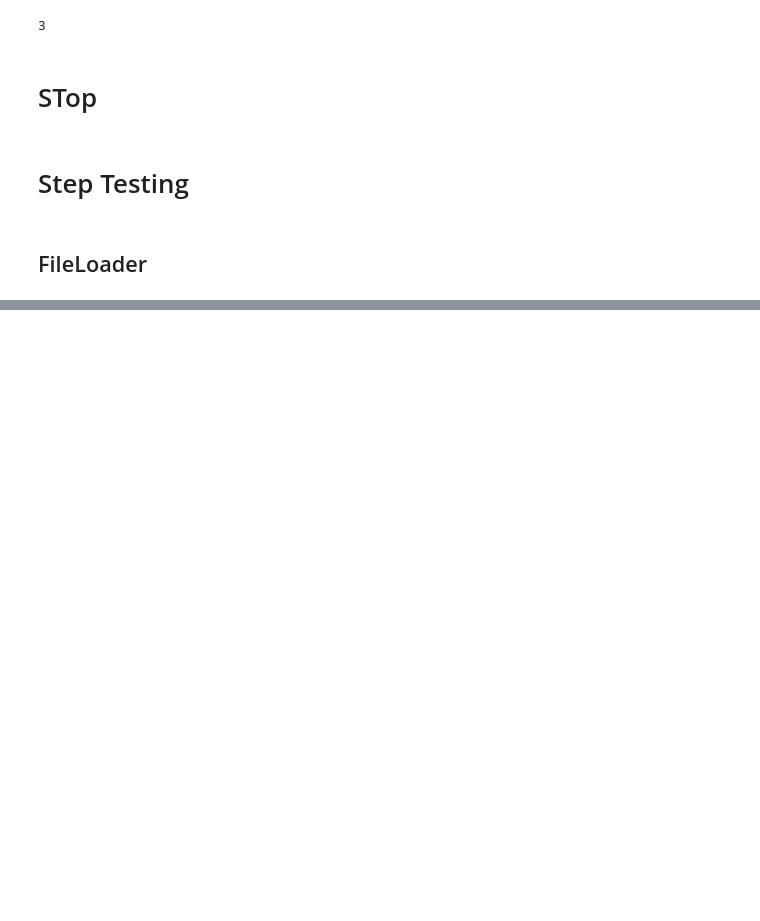
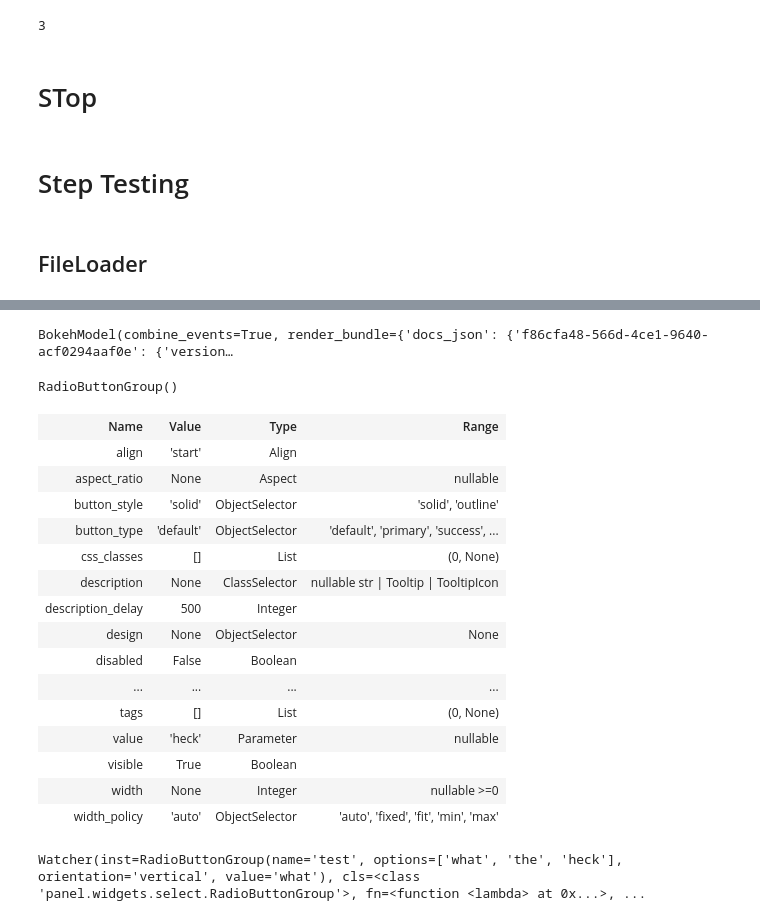
Before and after one commit to Prudent-Patterns/pyllments, a Jupyter notebook: dev_sandbox/retriever_workflow.ipynb, the cells around one changed output, grey strips where cells are left out. Cells and saved outputs as stored; diff of their text form; code cells hidden in the pictures; blank space fills up the shorter version.

```diff
--- a/dev_sandbox/retriever_workflow.ipynb
+++ b/dev_sandbox/retriever_workflow.ipynb
@@ -255,0 +294,36 @@ fl.create_file_loader_view()
+# %%
+s = pn.widgets.RadioButtonGroup(
+    name='test',
+    options=['what', 'the', 'heck'],
+    orientation='vertical',
+    sizing_mode=None,
+    value='the',
+    button_type='primary'
+)
+s
+# %% [output]
+BokehModel(combine_events=True, render_bundle={'docs_json': {'f86cfa48-566d-4ce1-9640-acf0294aaf0e': {'version…
+# %%
+s.param
+# %% [output]
+RadioButtonGroup()
+| Name | Value | Type | Range |
+| align | 'start' | Align |  |
+| aspect_ratio | None | Aspect | nullable |
+| button_style | 'solid' | ObjectSelector | 'solid', 'outline' |
+| button_type | 'default' | ObjectSelector | 'default', 'primary', 'success', ... |
+| css_classes | [] | List | (0, None) |
+| description | None | ClassSelector | nullable str | Tooltip | TooltipIcon |
+| description_delay | 500 | Integer |  |
+| design | None | ObjectSelector | None |
+| disabled | False | Boolean |  |
+| ... | ... | ... | ... |
+| tags | [] | List | (0, None) |
+| value | 'heck' | Parameter | nullable |
+| visible | True | Boolean |  |
+| width | None | Integer | nullable >=0 |
+| width_policy | 'auto' | ObjectSelector | 'auto', 'fixed', 'fit', 'min', 'max' |
+# %%
+s.param.watch(lambda event: print(event.new), 'value')
+# %% [output]
+Watcher(inst=RadioButtonGroup(name='test', options=['what', 'the', 'heck'], orientation='vertical', value='what'), cls=<class 'panel.widgets.select.RadioButtonGroup'>, fn=<function <lambda> at 0x...>, ...
```
Also changed, not shown: parts of 18 cells of this notebook, 14 other files.
